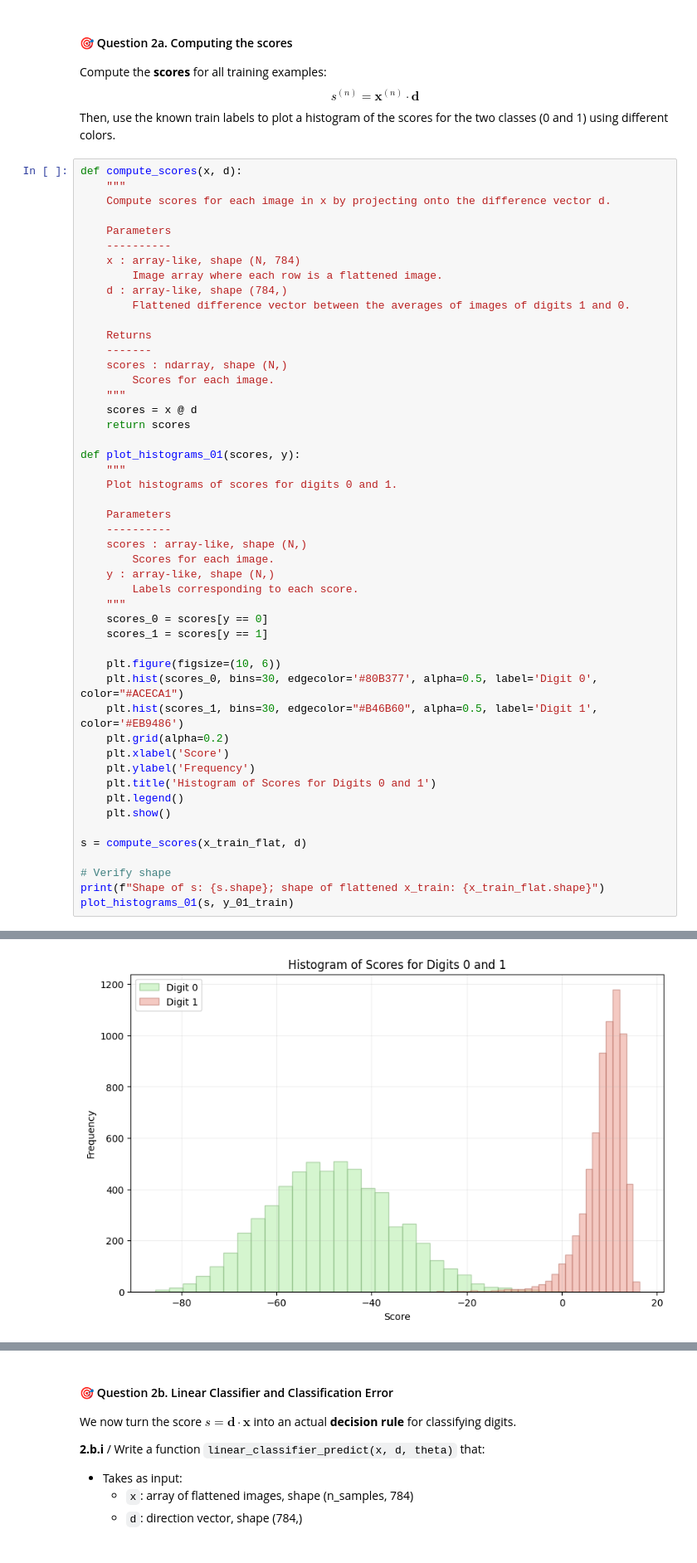
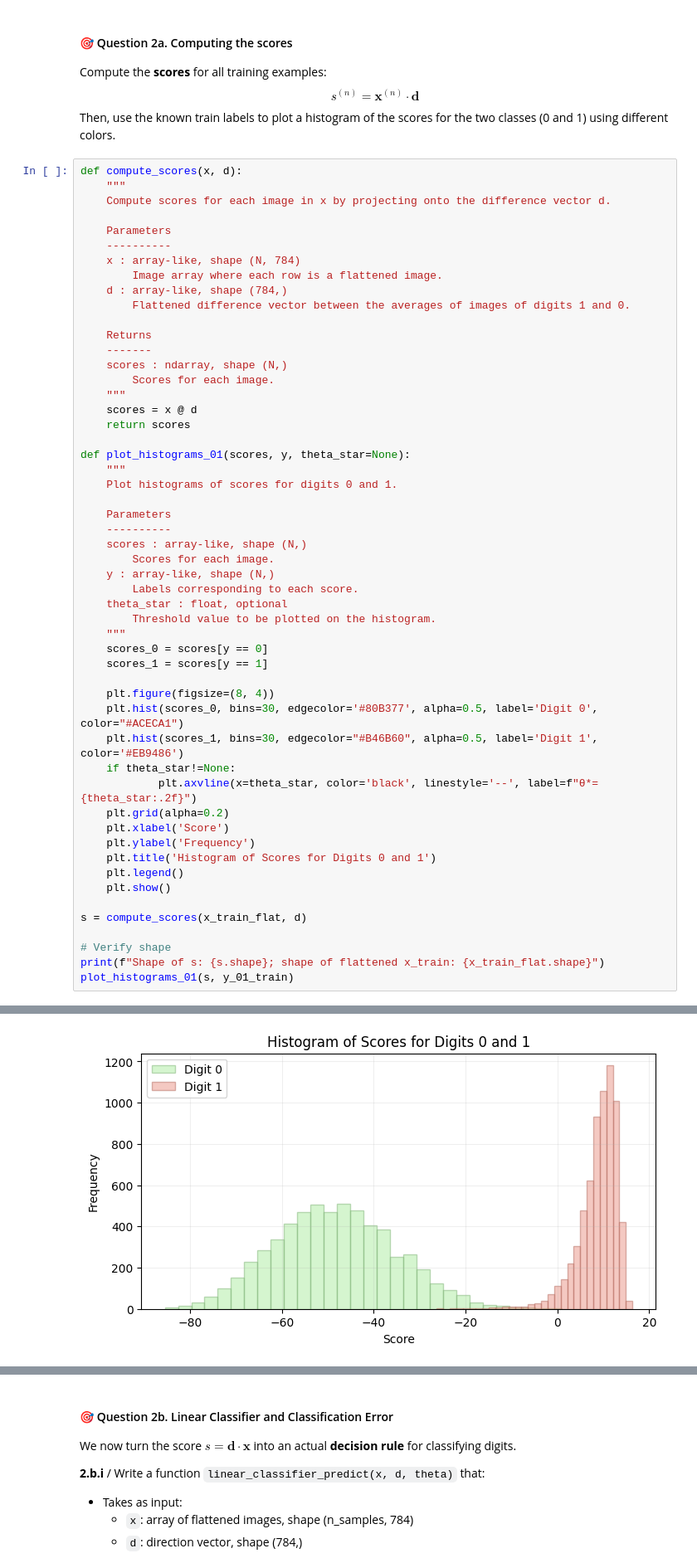
Before and after one commit to brucsk/machine-learning-cogmaster-m2, a Jupyter notebook: TD/tutorial_4/tutorial_4_START.ipynb, the cells around one changed output, grey strips where cells are left out. Shown: that part at 83% size. Drawn from its saved outputs; the diff is of its cells as text.

```diff
--- a/TD/tutorial_4/tutorial_4_START.ipynb
+++ b/TD/tutorial_4/tutorial_4_START.ipynb
@@ -407,35 +411,39 @@ def compute_scores(x, d):
     scores = x @ d
     return scores
 
-def plot_histograms_01(scores, y):
+def plot_histograms_01(scores, y, theta_star=None):
     """
     Plot histograms of scores for digits 0 and 1.
 
     Parameters
     ----------
     scores : array-like, shape (N,)
         Scores for each image.
     y : array-like, shape (N,)
         Labels corresponding to each score.
+    theta_star : float, optional
+        Threshold value to be plotted on the histogram.
     """
     scores_0 = scores[y == 0]
     scores_1 = scores[y == 1]
 
-    plt.figure(figsize=(10, 6))
+    plt.figure(figsize=(8, 4))
     plt.hist(scores_0, bins=30, edgecolor='#80B377', alpha=0.5, label='Digit 0', color="#ACECA1")
     plt.hist(scores_1, bins=30, edgecolor="#B46B60", alpha=0.5, label='Digit 1', color='#EB9486')
+    if theta_star!=None:
+            plt.axvline(x=theta_star, color='black', linestyle='--', label=f"θ*={theta_star:.2f}")
     plt.grid(alpha=0.2)
     plt.xlabel('Score')
     plt.ylabel('Frequency')
     plt.title('Histogram of Scores for Digits 0 and 1')
     plt.legend()
     plt.show()
 
 s = compute_scores(x_train_flat, d)
 
 # Verify shape
 print(f"Shape of s: {s.shape}; shape of flattened x_train: {x_train_flat.shape}")
 plot_histograms_01(s, y_01_train)
 # %% [output]
 Shape of s: (12668,); shape of flattened x_train: (12668, 784)
-[figure, old version]
+[figure, new version]
```
Also changed, not shown: parts of 18 cells of this notebook.
